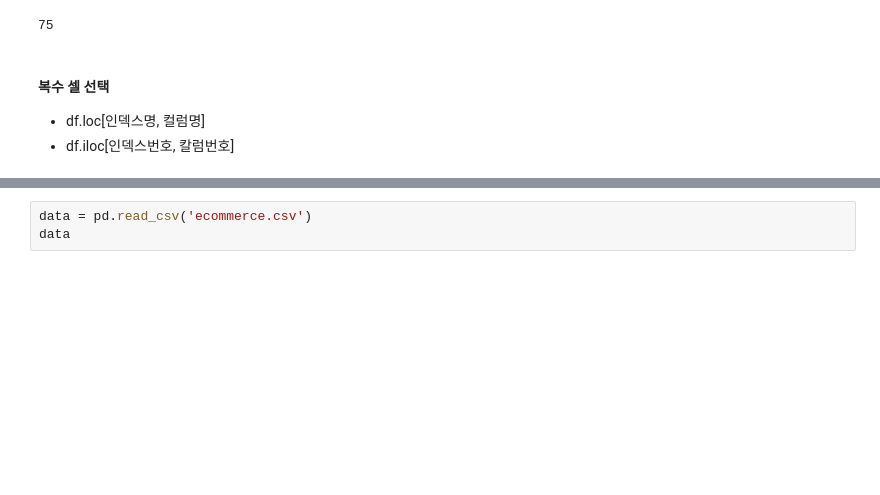
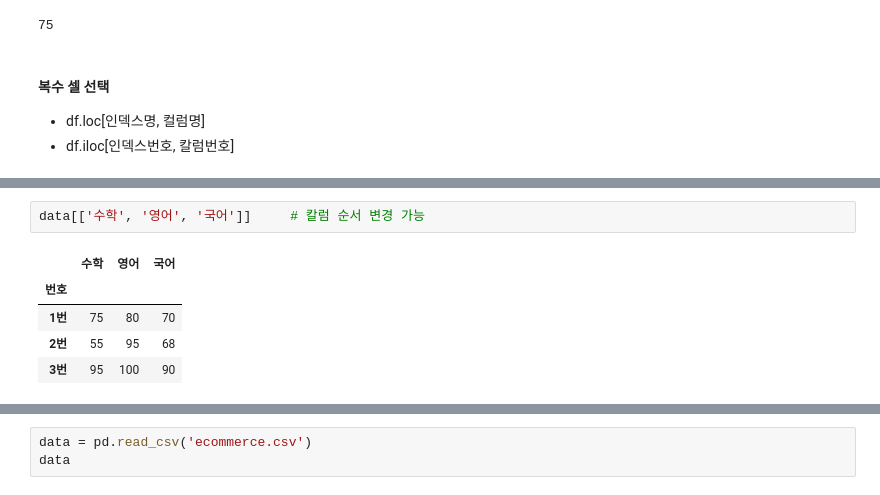
Before and after one commit to psuny1116/python-, a Jupyter notebook: python_data_analysis_basic.ipynb, the cells around one changed output, grey strips where cells are left out. Drawn from its saved outputs; the diff is of its cells as text; blank space fills up the shorter version.

Commit message:
update python_data_analysis_basic

```diff
--- a/python_data_analysis_basic.ipynb
+++ b/python_data_analysis_basic.ipynb
@@ -543,0 +579,8 @@ data.loc['1번', '수학']
+# %%
+data[['수학', '영어', '국어']]     # 칼럼 순서 변경 가능
+# %% [output]
+|  | 수학 | 영어 | 국어 |
+| 번호 |  |  |  |
+| 1번 | 75 | 80 | 70 |
+| 2번 | 55 | 95 | 68 |
+| 3번 | 95 | 100 | 90 |
```
Also changed, not shown: parts of 16 cells of this notebook.
